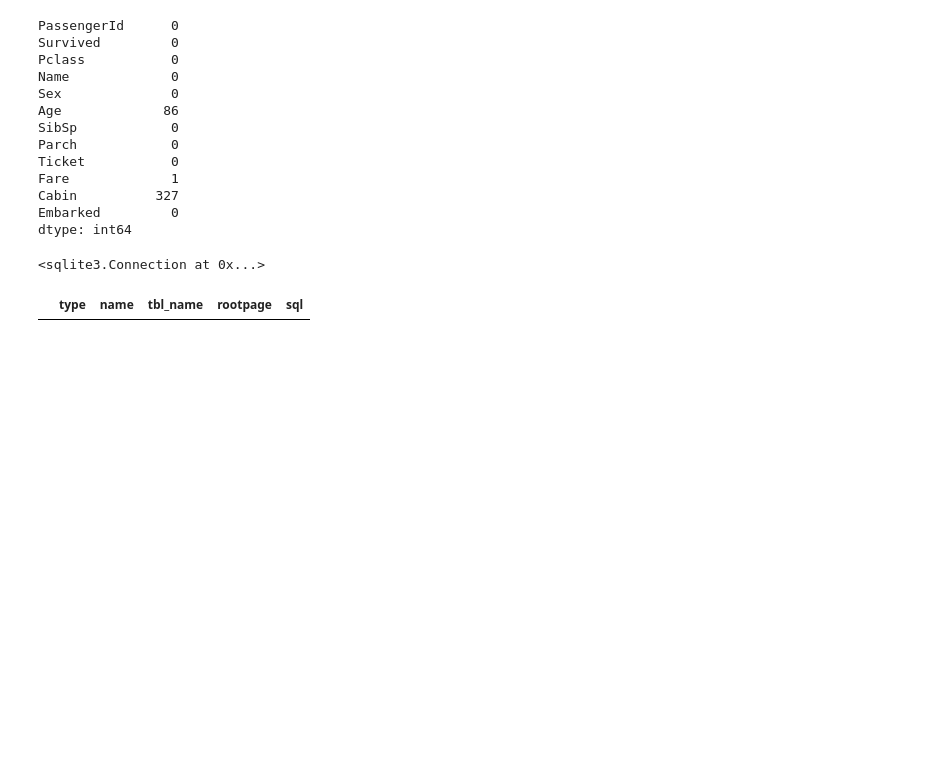
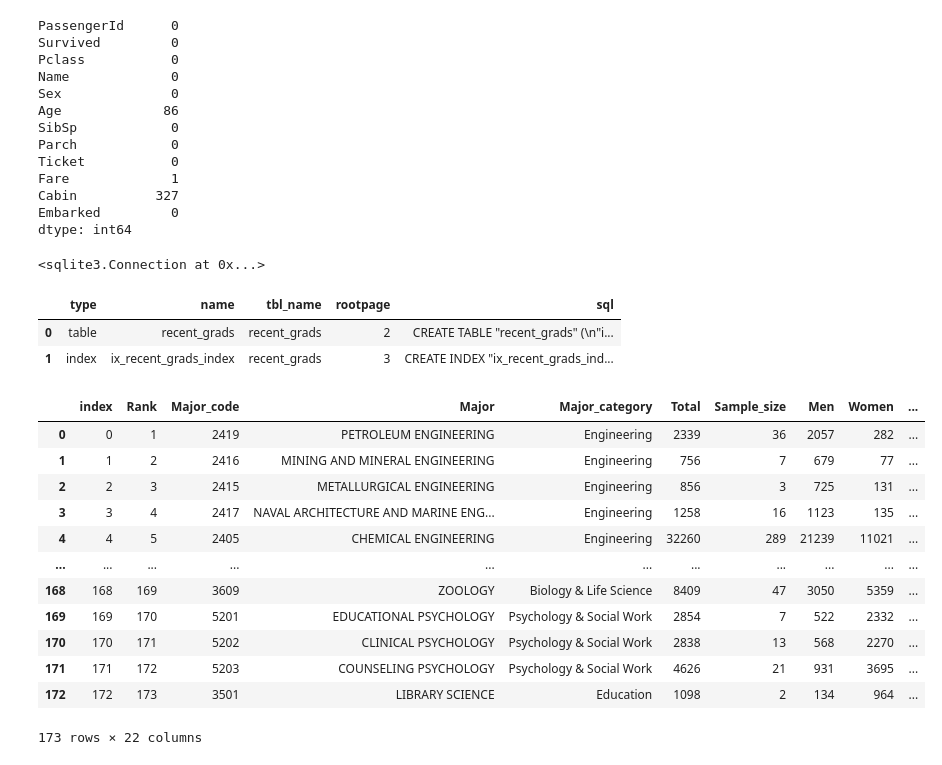
Before and after one commit to Sharjeel675/Jawan-Pakistan-Practise, a Jupyter notebook: Titanic_Dataset_Practise.ipynb, the cells around one changed output. Saved outputs shown, nothing was run; the diff lists cells and outputs as text; code cells hidden in the pictures; blank space fills up the shorter version.

```diff
--- a/Titanic_Dataset_Practise.ipynb
+++ b/Titanic_Dataset_Practise.ipynb
@@ -86,13 +86,32 @@ Cabin          327
 Embarked         0
 dtype: int64
 # %%
-db = 'tested.db'
+db = 'jobs.db'
 conn = sql.connect(db)
 conn
 # %% [output]
 <sqlite3.Connection at 0x...>
-# %%
-q = 'select * from sqlite_master'
-pd.read_sql_query(q,conn)
-# %% [output]
-|  | type | name | tbl_name | rootpage | sql |
+# %%
+q = 'select * from sqlite_master'
+pd.read_sql_query(q,conn)
+# %% [output]
+|  | type | name | tbl_name | rootpage | sql |
+| 0 | table | recent_grads | recent_grads | 2 | CREATE TABLE "recent_grads" (\n"i... |
+| 1 | index | ix_recent_grads_index | recent_grads | 3 | CREATE INDEX "ix_recent_grads_ind... |
+# %%
+q = 'Select * from recent_grads'
+pd.read_sql_query(q,conn)
+# %% [output]
+|  | index | Rank | Major_code | Major | Major_category | Total | Sample_size | Men | Women | ... |
+| 0 | 0 | 1 | 2419 | PETROLEUM ENGINEERING | Engineering | 2339 | 36 | 2057 | 282 | ... |
+| 1 | 1 | 2 | 2416 | MINING AND MINERAL ENGINEERING | Engineering | 756 | 7 | 679 | 77 | ... |
+| 2 | 2 | 3 | 2415 | METALLURGICAL ENGINEERING | Engineering | 856 | 3 | 725 | 131 | ... |
+| 3 | 3 | 4 | 2417 | NAVAL ARCHITECTURE AND MARINE ENG... | Engineering | 1258 | 16 | 1123 | 135 | ... |
+| 4 | 4 | 5 | 2405 | CHEMICAL ENGINEERING | Engineering | 32260 | 289 | 21239 | 11021 | ... |
+| ... | ... | ... | ... | ... | ... | ... | ... | ... | ... | ... |
+| 168 | 168 | 169 | 3609 | ZOOLOGY | Biology & Life Science | 8409 | 47 | 3050 | 5359 | ... |
+| 169 | 169 | 170 | 5201 | EDUCATIONAL PSYCHOLOGY | Psychology & Social Work | 2854 | 7 | 522 | 2332 | ... |
+| 170 | 170 | 171 | 5202 | CLINICAL PSYCHOLOGY | Psychology & Social Work | 2838 | 13 | 568 | 2270 | ... |
+| 171 | 171 | 172 | 5203 | COUNSELING PSYCHOLOGY | Psychology & Social Work | 4626 | 21 | 931 | 3695 | ... |
+| 172 | 172 | 173 | 3501 | LIBRARY SCIENCE | Education | 1098 | 2 | 134 | 964 | ... |
+173 rows × 22 columns
```
Also changed, not shown: 3 other files.
